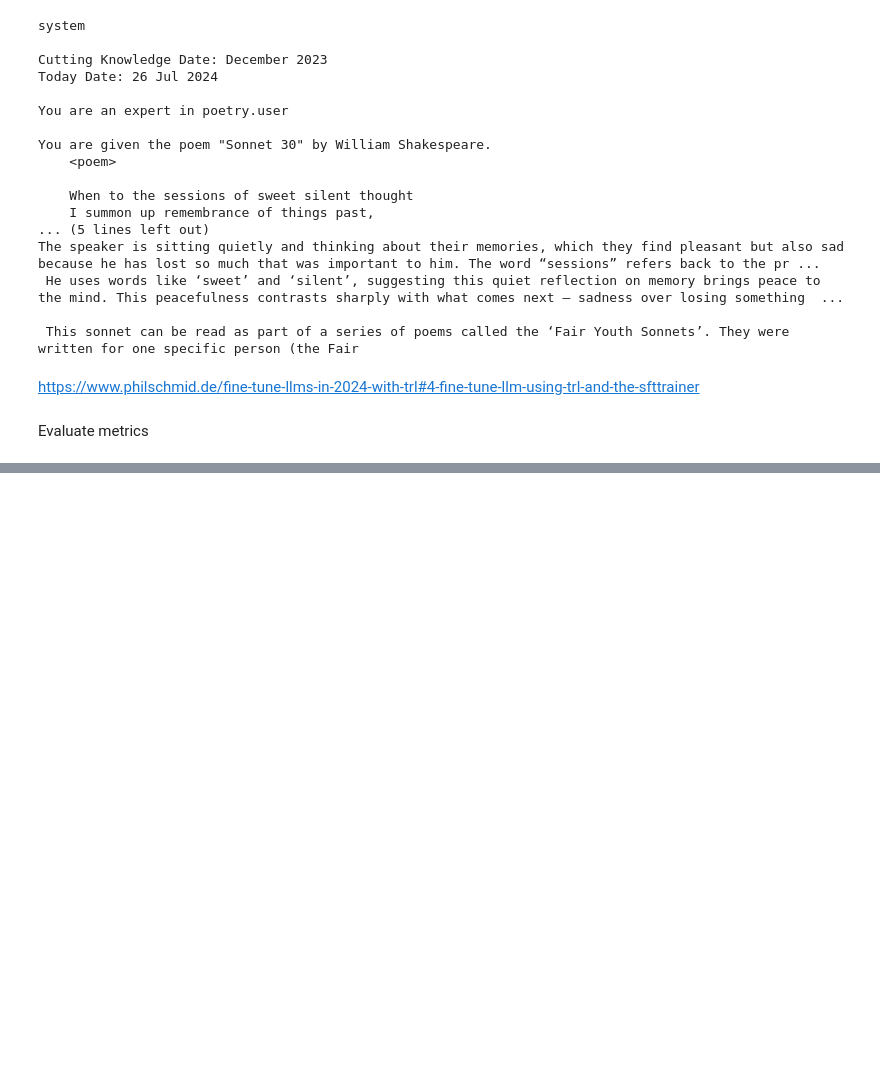
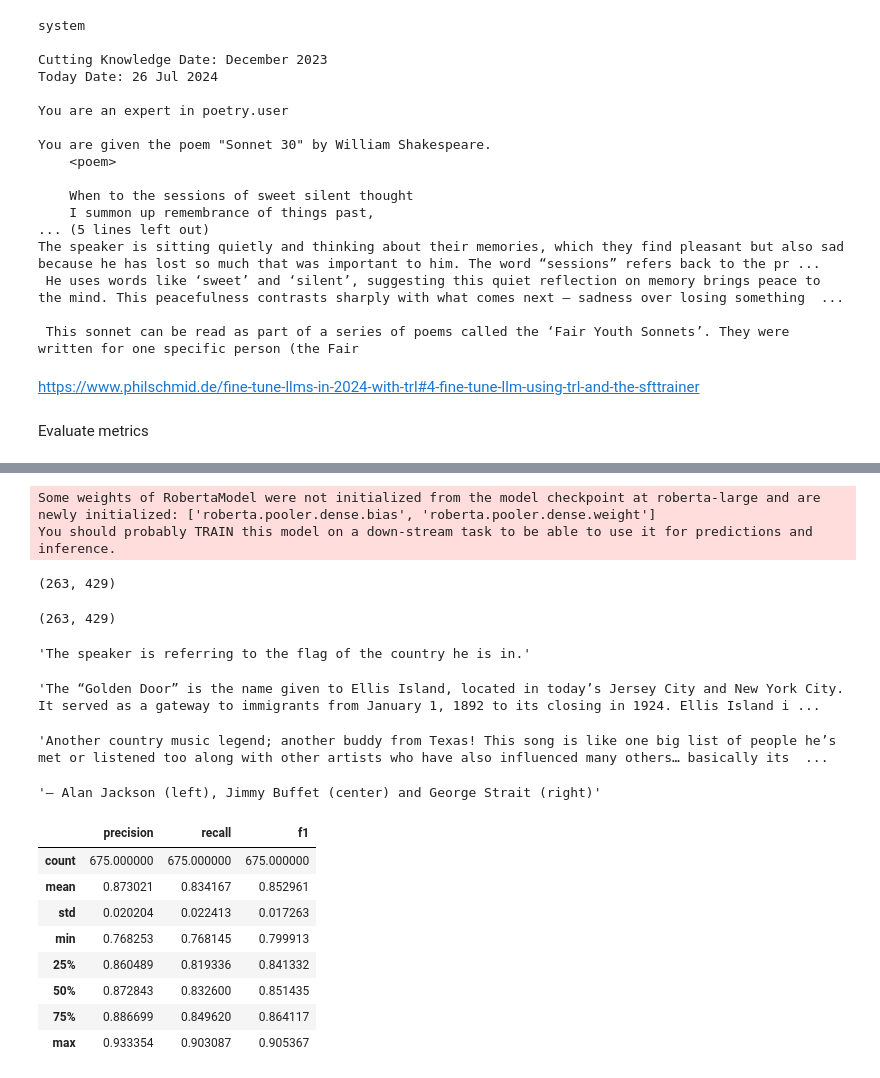
Before and after one commit to lovelyscientist/poemma, a Jupyter notebook: 4 - Poemma_Evaluation.ipynb, the cells around one changed output, grey strips where cells are left out. Saved outputs shown, nothing was run; the diff lists cells and outputs as text; code cells hidden in the pictures; blank space fills up the shorter version.

Commit message:
updated evaluation metrics

```diff
--- a/4 - Poemma_Evaluation.ipynb
+++ b/4 - Poemma_Evaluation.ipynb
@@ -282,16 +297,22 @@ def process_text_before_evaluation(t: str):
     """Removes unnessecary symbols before evaluation"""
 
     t = t.replace('\n', ' ').strip()
+    t = t.replace('<eos>', '')
+    t = t.replace('<end_of_turn>', '')
     t = re.sub(' +', ' ', t)
     return t
 
-def prepare_sampled_text_for_evaluation(file_path: str):
+def prepare_sampled_text_for_evaluation(file_path: str, is_gemma=False):
   """Reads and preprocesses assistants reponses"""
 
   with open(file_path) as f:
     generated_annotations = json.load(f)
 
-  split_line = 'assistant<|end_header_id|>'
+  if is_gemma:
+    split_line = '<eos>model\n'
+  else:
+    split_line = 'assistant<|end_header_id|>'
+
   sampled_text_only = []
 
   for index in generated_annotations['text']:
@@ -303,7 +324,7 @@ def prepare_sampled_text_for_evaluation(file_path: str):
 
   return sampled_text_only
 # %%
-assistant_reponses = prepare_sampled_text_for_evaluation(f"{drive_location}/results/llama-3.1-8b-it-4bit-qlora.json")
+assistant_reponses = prepare_sampled_text_for_evaluation(f"{drive_location}/results/gemma_results.json", is_gemma=True)
 # %%
 from datasets import load_dataset
 
@@ -354,0 +391,47 @@ Llama Qlora Evaluation
+# %%
+bleurt_results = bleurt.compute(predictions=assistant_reponses, references=human_responses)
+bertscore_results = bertscore.compute(predictions=assistant_reponses, references=human_responses, lang='en')
+#pprint(bleurt_results)
+#pprint(bertscore_results)
+# %% [output]
+Some weights of RobertaModel were not initialized from the model checkpoint at roberta-large and are newly initialized: ['roberta.pooler.dense.bias', 'roberta.pooler.dense.weight']
+You should probably TRAIN this model on a down-stream task to be able to use it for predictions and inference.
+# %%
+df_bert_score = pd.DataFrame(bertscore_results['precision'], columns=['precision'])
+df_bert_score['recall'] = bertscore_results['recall']
+df_bert_score['f1'] = bertscore_results['f1']
+df_bert_score['f1'].idxmax(), df_bert_score['f1'].idxmin()
+# %% [output]
+(263, 429)
+# %%
+df_bert_score['f1'].idxmax(), df_bert_score['f1'].idxmin()
+# %% [output]
+(263, 429)
+# %%
+assistant_reponses[150]
+# %% [output]
+'The speaker is referring to the flag of the country he is in.'
+# %%
+human_responses[150]
+# %% [output]
+'The “Golden Door” is the name given to Ellis Island, located in today’s Jersey City and New York City. It served as a gateway to immigrants from January 1, 1892 to its closing in 1924. Ellis Island i ...
+# %%
+assistant_reponses[577]
+# %% [output]
+'Another country music legend; another buddy from Texas! This song is like one big list of people he’s met or listened too along with other artists who have also influenced many others… basically its  ...
+# %%
+human_responses[577]
+# %% [output]
+'– Alan Jackson (left), Jimmy Buffet (center) and George Strait (right)'
+# %%
+df_bert_score.describe()
+# %% [output]
+|  | precision | recall | f1 |
+| count | 675.000000 | 675.000000 | 675.000000 |
+| mean | 0.873021 | 0.834167 | 0.852961 |
+| std | 0.020204 | 0.022413 | 0.017263 |
+| min | 0.768253 | 0.768145 | 0.799913 |
+| 25% | 0.860489 | 0.819336 | 0.841332 |
+| 50% | 0.872843 | 0.832600 | 0.851435 |
+| 75% | 0.886699 | 0.849620 | 0.864117 |
+| max | 0.933354 | 0.903087 | 0.905367 |
```
Also changed, not shown: parts of 20 cells of this notebook.
